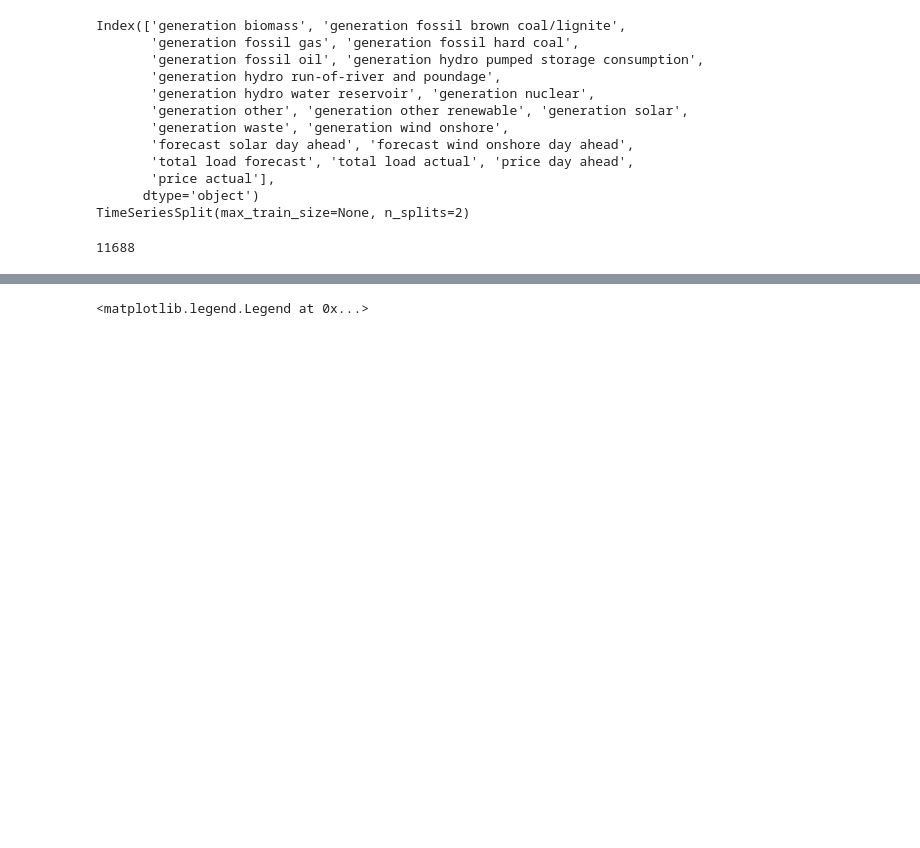
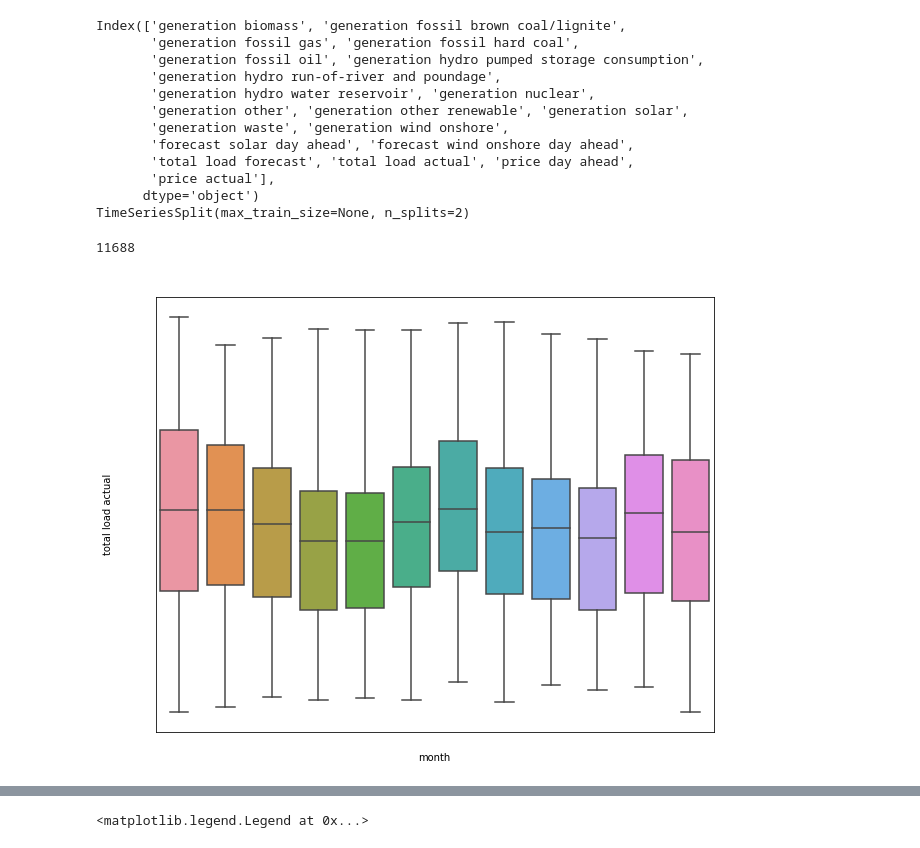
Before and after one commit to JulesJ1/Energy_Consumption_Forecasting, a Jupyter notebook: scripts/energy_dataset.ipynb, the cells around one changed output, grey strips where cells are left out. Cells and saved outputs as stored; diff of their text form; code cells hidden in the pictures; blank space fills up the shorter version.

```diff
--- a/scripts/energy_dataset.ipynb
+++ b/scripts/energy_dataset.ipynb
@@ -65,4 +64,18 @@ TimeSeriesSplit(max_train_size=None, n_splits=2)
 # %%
 corr = df.corr()
 corr.style.background_gradient(cmap='coolwarm')
+# %%
+def boxplots(time_period):
+    fig,axs = plt.subplots(figsize=(10,8))
+    data = zip(df[time_period], df["total load actual"])
+    seaborn.boxplot(data = df,x = time_period,y = "total load actual", ax = axs)
+    axs.tick_params(axis='x', colors='white')
+    axs.tick_params(axis='y', colors='white')
+    axs.set_title("total load actual",color = "white")
+
+    plt.show()
+
+boxplots("month")
+# %% [output]
+[figure, added]
 # %%
```
Also changed, not shown: parts of 3 cells of this notebook, 4 other files.
